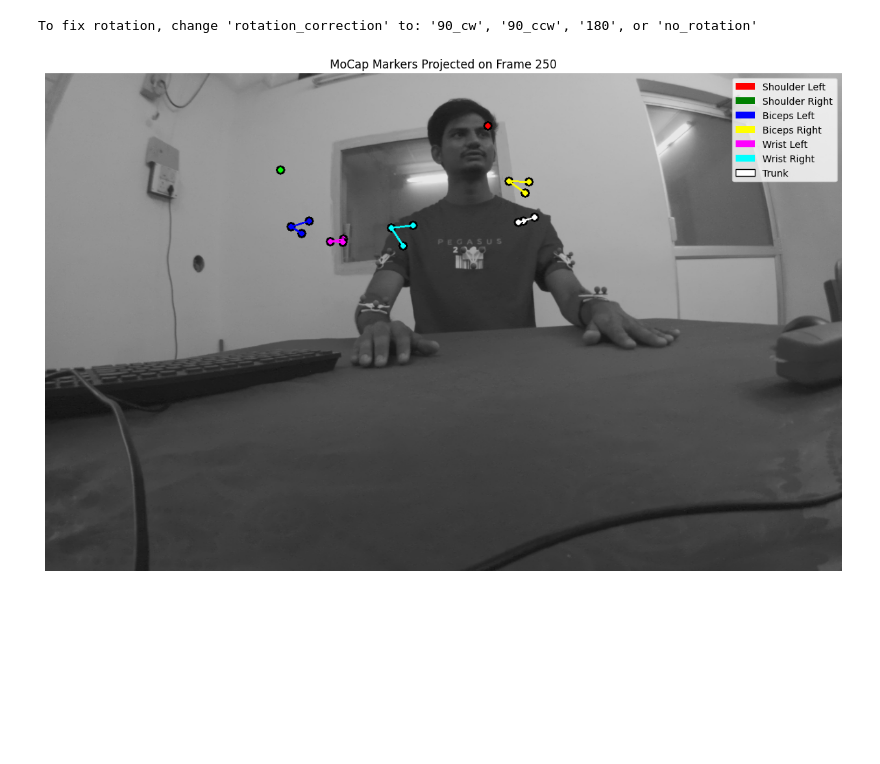
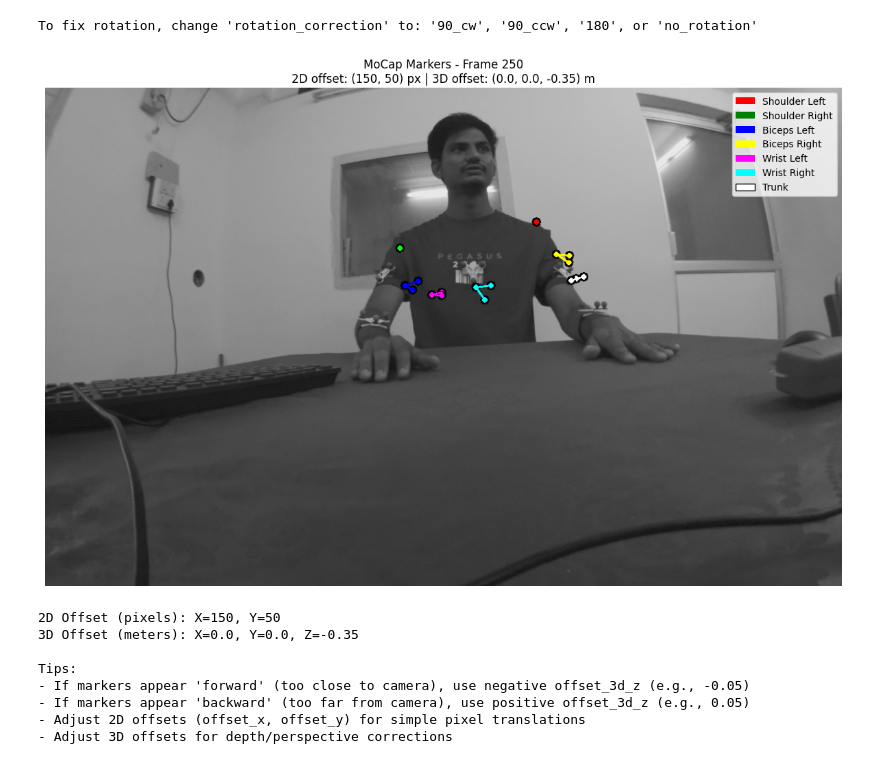
Before and after one commit to SujithChristopher/pose3DNN, a Jupyter notebook: notebooks/process_file.ipynb, the cells around one changed output. Saved outputs shown, nothing was run; the diff lists cells and outputs as text; code cells hidden in the pictures; blank space fills up the shorter version.

Commit message:
push before changes

```diff
--- a/notebooks/process_file.ipynb
+++ b/notebooks/process_file.ipynb
@@ -510,8 +558,20 @@ Reprojection error - Mean: 0.72 pixels, Max: 1.04 pixels
 [figure]
 To fix rotation, change 'rotation_correction' to: '90_cw', '90_ccw', '180', or 'no_rotation'
 # %%
-# Visualize markers on a single frame
+# Visualize markers on a single frame with adjustable 2D and 3D offsets
 frame_idx = start_sync  # Use the sync start frame
+
+# *** ADJUST THESE VALUES TO FIX ALIGNMENT ***
+
+# 2D offset in image space (applied after projection)
+offset_x = 150  # Horizontal offset in pixels (positive = right, negative = left)
+offset_y = 50  # Vertical offset in pixels (positive = down, negative = up)
+
+# 3D offset in world coordinates (applied before projection)
+# Use these to fix depth/scale issues - if markers appear "forward" of actual position, adjust offset_3d_z
+offset_3d_x = 0.0  # X offset in meters (positive = right in world frame)
+offset_3d_y = 0.0  # Y offset in meters (positive = up in world frame)
+offset_3d_z = -0.35  # Z offset in meters (positive = away from camera, negative = toward camera)
 
 # Prepare marker sets dictionary
 marker_sets = {
@@ -529,34 +589,52 @@ video_file.seek(0)
 video_data = mp.Unpacker(video_file, object_hook=mpn.decode)
 for i, _frame in enumerate(video_data):
     if i == frame_idx:
         frame = cv2.flip(_frame, 1)
         frame = cv2.cvtColor(frame, cv2.COLOR_GRAY2BGR)
         break
 
-# Draw markers on frame with R_m2w transformation
+# Draw markers on frame with R_m2w transformation and offsets
 frame_with_markers = draw_markers_on_frame(
     frame, marker_sets, frame_idx,
-    rvec, tvec, camera_matrix, dist_coeffs, R_m2w
+    rvec, tvec, camera_matrix, dist_coeffs, R_m2w,
+    offset_x=offset_x, offset_y=offset_y,
+    offset_3d_x=offset_3d_x, offset_3d_y=offset_3d_y, offset_3d_z=offset_3d_z
 )
 
 # Display
 plt.figure(figsize=(15, 10))
 plt.imshow(frame_with_markers)
-plt.title(f'MoCap Markers Projected on Frame {frame_idx}')
+plt.title(f'MoCap Markers - Frame {frame_idx}\n2D offset: ({offset_x}, {offset_y}) px | 3D offset: ({offset_3d_x}, {offset_3d_y}, {offset_3d_z}) m')
 plt.axis('off')
 
 # Add legend
 from matplotlib.patches import Patch
 legend_elements = [
     Patch(facecolor='red', label='Shoulder Left'),
     Patch(facecolor='green', label='Shoulder Right'),
     Patch(facecolor='blue', label='Biceps Left'),
     Patch(facecolor='yellow', label='Biceps Right'),
     Patch(facecolor='magenta', label='Wrist Left'),
     Patch(facecolor='cyan', label='Wrist Right'),
     Patch(facecolor='white', edgecolor='black', label='Trunk')
 ]
 plt.legend(handles=legend_elements, loc='upper right')
 plt.show()
+
+print(f"\n2D Offset (pixels): X={offset_x}, Y={offset_y}")
+print(f"3D Offset (meters): X={offset_3d_x}, Y={offset_3d_y}, Z={offset_3d_z}")
+print("\nTips:")
+print("- If markers appear 'forward' (too close to camera), use negative offset_3d_z (e.g., -0.05)")
+print("- If markers appear 'backward' (too far from camera), use positive offset_3d_z (e.g., 0.05)")
+print("- Adjust 2D offsets (offset_x, offset_y) for simple pixel translations")
+print("- Adjust 3D offsets for depth/perspective corrections")
 # %% [output]
-[figure, old version]
+[figure, new version]
+2D Offset (pixels): X=150, Y=50
+3D Offset (meters): X=0.0, Y=0.0, Z=-0.35
+
+Tips:
+- If markers appear 'forward' (too close to camera), use negative offset_3d_z (e.g., -0.05)
+- If markers appear 'backward' (too far from camera), use positive offset_3d_z (e.g., 0.05)
+- Adjust 2D offsets (offset_x, offset_y) for simple pixel translations
+- Adjust 3D offsets for depth/perspective corrections
```
Also changed, not shown: parts of 2 cells of this notebook, 1 other file.
